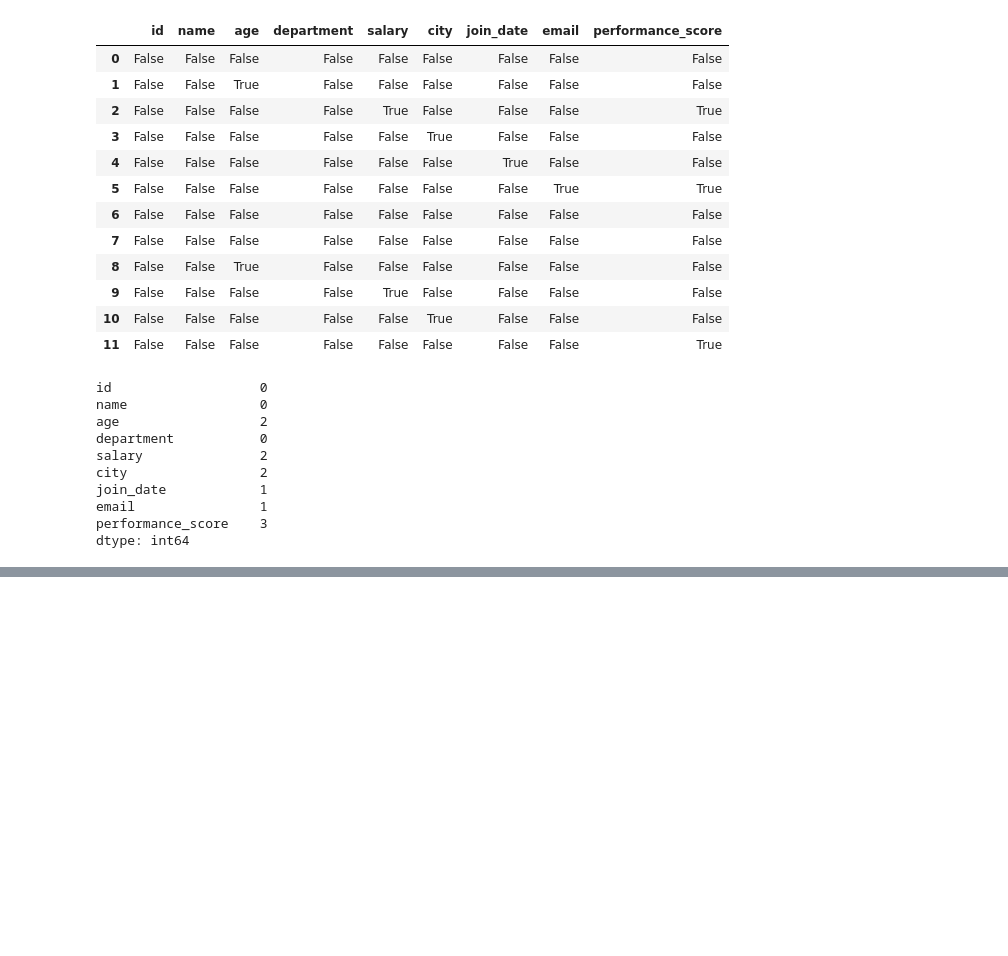
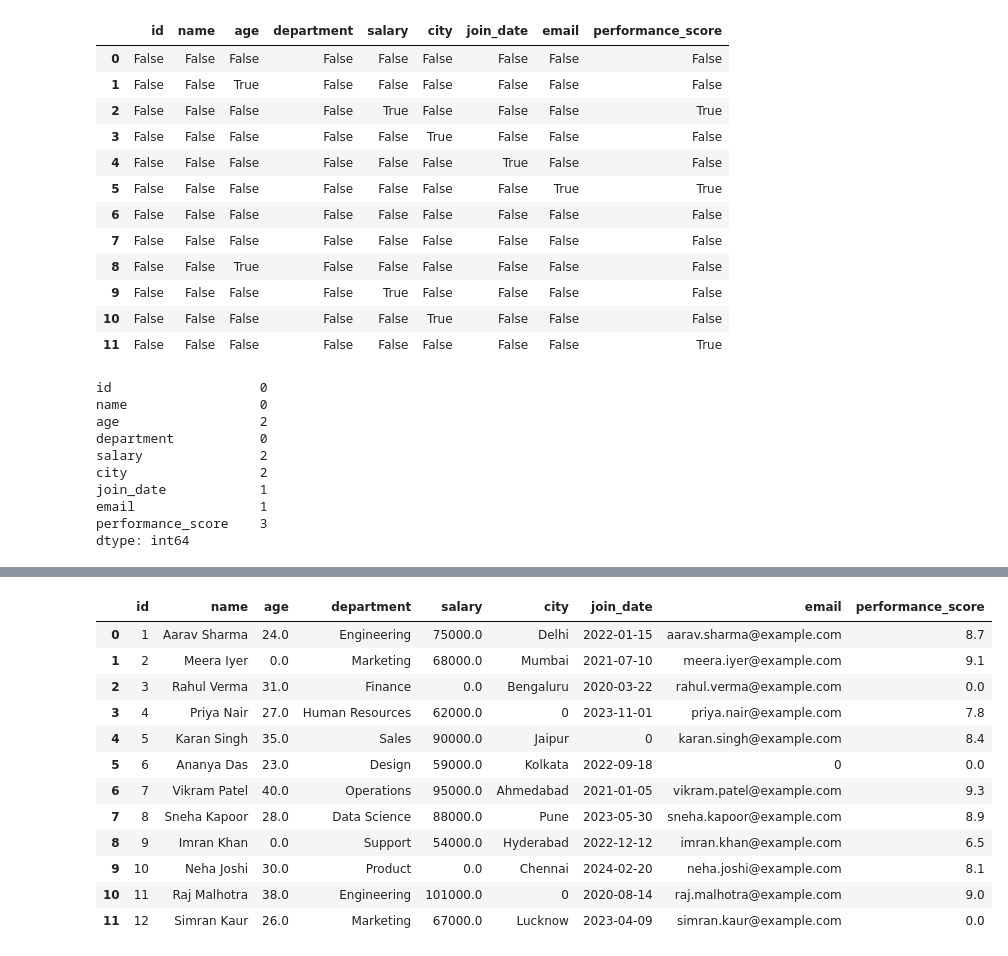
Before and after one commit to Shubh1127/Ai_jour, a Jupyter notebook: pandas_t.ipynb, the cells around one changed output, grey strips where cells are left out. Cells and saved outputs as stored; diff of their text form; code cells hidden in the pictures; blank space fills up the shorter version.

Commit message:
Handle Missing Values

```diff
--- a/pandas_t.ipynb
+++ b/pandas_t.ipynb
@@ -349,0 +367,16 @@ dtype: int64
+# %%
+df.fillna(0) #fill missing values with 0
+# %% [output]
+|  | id | name | age | department | salary | city | join_date | email | performance_score |
+| 0 | 1 | Aarav Sharma | 24.0 | Engineering | 75000.0 | Delhi | 2022-01-15 | aarav.sharma@example.com | 8.7 |
+| 1 | 2 | Meera Iyer | 0.0 | Marketing | 68000.0 | Mumbai | 2021-07-10 | meera.iyer@example.com | 9.1 |
+| 2 | 3 | Rahul Verma | 31.0 | Finance | 0.0 | Bengaluru | 2020-03-22 | rahul.verma@example.com | 0.0 |
+| 3 | 4 | Priya Nair | 27.0 | Human Resources | 62000.0 | 0 | 2023-11-01 | priya.nair@example.com | 7.8 |
+| 4 | 5 | Karan Singh | 35.0 | Sales | 90000.0 | Jaipur | 0 | karan.singh@example.com | 8.4 |
+| 5 | 6 | Ananya Das | 23.0 | Design | 59000.0 | Kolkata | 2022-09-18 | 0 | 0.0 |
+| 6 | 7 | Vikram Patel | 40.0 | Operations | 95000.0 | Ahmedabad | 2021-01-05 | vikram.patel@example.com | 9.3 |
+| 7 | 8 | Sneha Kapoor | 28.0 | Data Science | 88000.0 | Pune | 2023-05-30 | sneha.kapoor@example.com | 8.9 |
+| 8 | 9 | Imran Khan | 0.0 | Support | 54000.0 | Hyderabad | 2022-12-12 | imran.khan@example.com | 6.5 |
+| 9 | 10 | Neha Joshi | 30.0 | Product | 0.0 | Chennai | 2024-02-20 | neha.joshi@example.com | 8.1 |
+| 10 | 11 | Raj Malhotra | 38.0 | Engineering | 101000.0 | 0 | 2020-08-14 | raj.malhotra@example.com | 9.0 |
+| 11 | 12 | Simran Kaur | 26.0 | Marketing | 67000.0 | Lucknow | 2023-04-09 | simran.kaur@example.com | 0.0 |
```
Also changed, not shown: parts of 4 cells of this notebook.
